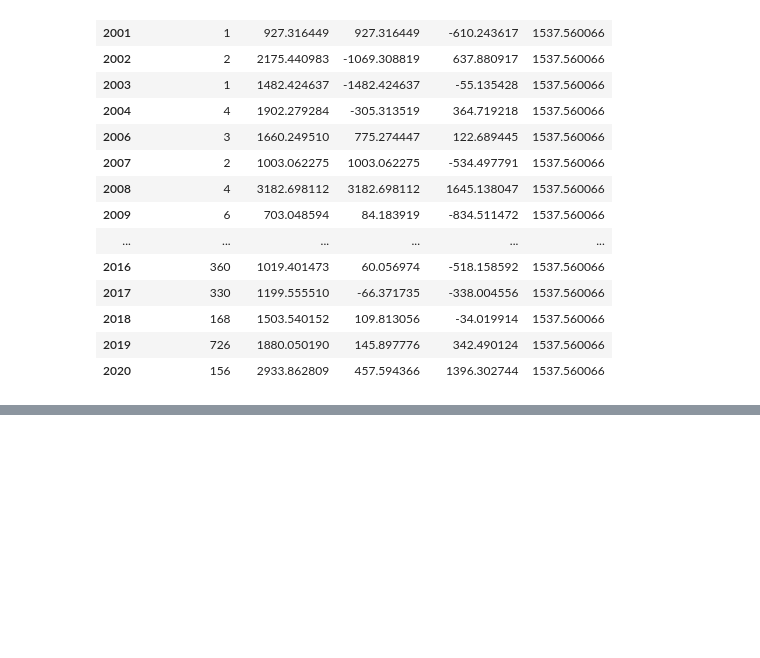
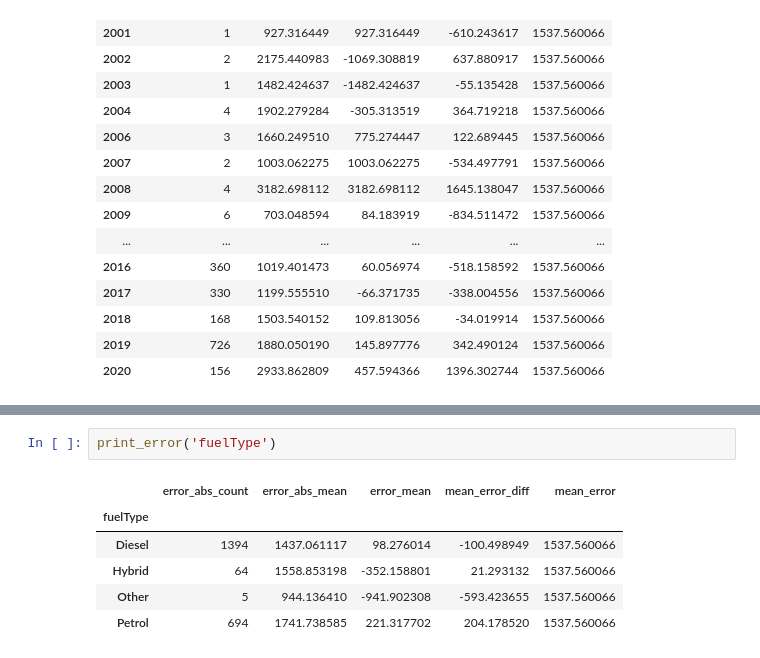
Before and after one commit to SergeyB81/Portfolio-DS, a Jupyter notebook: Car price/model_analysis_and_interpretation.ipynb, the cells around one changed output, grey strips where cells are left out. Cells and saved outputs as stored; diff of their text form; blank space fills up the shorter version.

```diff
--- a/Car price/model_analysis_and_interpretation.ipynb
+++ b/Car price/model_analysis_and_interpretation.ipynb
@@ -381,0 +419,9 @@ print_error('year')
+# %%
+print_error('fuelType')
+# %% [output]
+|  | error_abs_count | error_abs_mean | error_mean | mean_error_diff | mean_error |
+| fuelType |  |  |  |  |  |
+| Diesel | 1394 | 1437.061117 | 98.276014 | -100.498949 | 1537.560066 |
+| Hybrid | 64 | 1558.853198 | -352.158801 | 21.293132 | 1537.560066 |
+| Other | 5 | 944.136410 | -941.902308 | -593.423655 | 1537.560066 |
+| Petrol | 694 | 1741.738585 | 221.317702 | 204.178520 | 1537.560066 |
```
Also changed, not shown: parts of 7 cells of this notebook.
